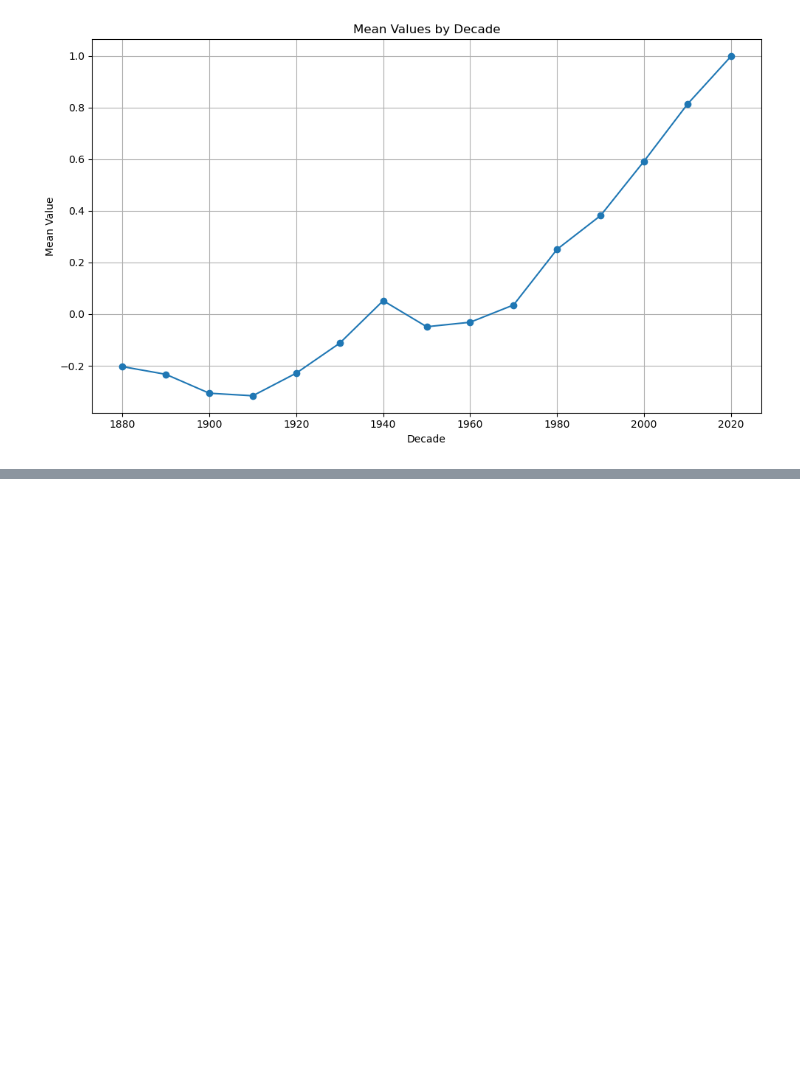
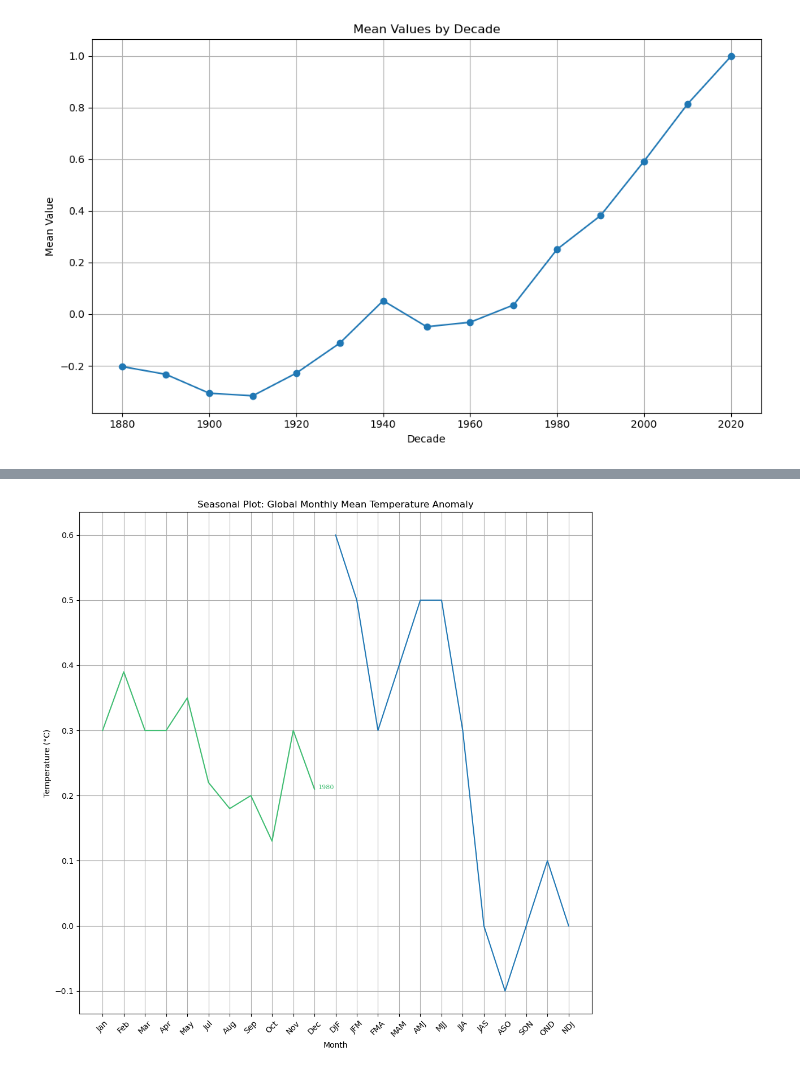
Before and after one commit to SoffieW/climate_repo, a Jupyter notebook: notebooks/explore_seasonality.ipynb, the cells around one changed output, grey strips where cells are left out. Cells and saved outputs as stored; diff of their text form; code cells hidden in the pictures; blank space fills up the shorter version.

```diff
--- a/notebooks/explore_seasonality.ipynb
+++ b/notebooks/explore_seasonality.ipynb
@@ -69,12 +83,12 @@ df = pd.melt(df, id_vars = "Year", var_name = "Month", value_name = "Value")
 # %%
 # Convert 'Month' column to categorical data type
-df['Month'] = pd.Categorical(df['Month'], categories=[
+melted_df['Month'] = pd.Categorical(melted_df['Month'], categories=[
     'Jan', 'Feb', 'Mar', 'Apr', 'May', 'June',
     'Jul', 'Aug', 'Sep', 'Oct', 'Nov', 'Dec'
 ], ordered=True)
 
 # Convert 'Value' column to numeric type
-df.dropna(inplace = True)
+melted_df.dropna(inplace = True)
 # %%
 import pandas as pd
 import matplotlib.pyplot as plt
@@ -85,9 +99,9 @@ cmap = colormaps['viridis']
 
 # Group by 'Year' and plot lines for each group, but only every 10th year
 fig, ax = plt.subplots(figsize=(10, 10))
-for year, group in df.groupby('Year'):
+for year, group in melted_df.groupby('Year'):
     if year % 10 == 0:  # Plot only every 10th year
-        color = cmap((year - df['Year'].min()) / (df['Year'].max() - df['Year'].min()))  # Calculate color based on the year
+        color = cmap((year - melted_df['Year'].min()) / (melted_df['Year'].max() - melted_df['Year'].min()))  # Calculate color based on the year
         ax.plot(group['Month'], group['Value'], label=str(year), color = color)
      # Annotate the last point of each line with the year
         ax.annotate(str(year), (group['Month'].iloc[-1], group['Value'].iloc[-1]), textcoords="offset points", xytext=(5, 0), ha='left', fontsize=8, color=color)
@@ -111,7 +125,7 @@ plt.show()
 fig, ax = plt.subplots(figsize = (10,20))
 
 # Group by 'Year' and plot lines for each group
-for year, group in df.groupby('Year'):
+for year, group in melted_df.groupby('Year'):
     ax.plot(group['Month'], group['Value'], marker='o', label=str(year))
 
 # Set labels and title
@@ -155,0 +275,26 @@ plt.show()
+# %%
+# Define a colormap
+cmap = colormaps['viridis']
+
+fig, ax1 = plt.subplots()
+ax1.plot(group['Month'], group['Value'], label=str(year), color = color)
+ax.plot(filtered["Period"], filtered["Value"])
+
+     # Annotate the last point of each line with the year
+        ax.annotate(str(year), (group['Month'].iloc[-1], group['Value'].iloc[-1]), textcoords="offset points", xytext=(5, 0), ha='left', fontsize=8, color=color)
+
+
+# Set labels and title
+ax.set_xlabel('Month')
+ax.set_ylabel(u'Temperature (\N{DEGREE SIGN}C)')
+ax.set_title('Seasonal Plot: Global Monthly Mean Temperature Anomaly')
+
+# Rotate x-axis labels for better visibility
+plt.xticks(rotation=45)
+
+# Show plot
+plt.tight_layout()
+plt.grid(True)
+plt.show()
+# %% [output]
+[figure, added]
```
Also changed, not shown: parts of 16 cells of this notebook, 22 other files.
